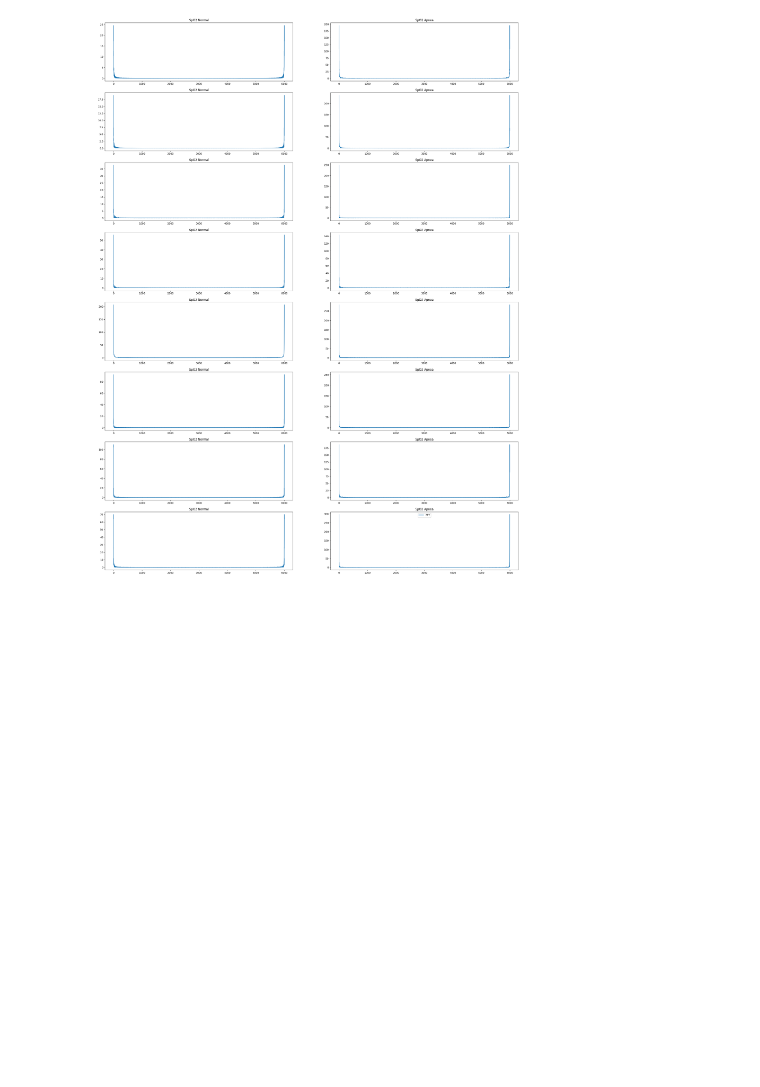
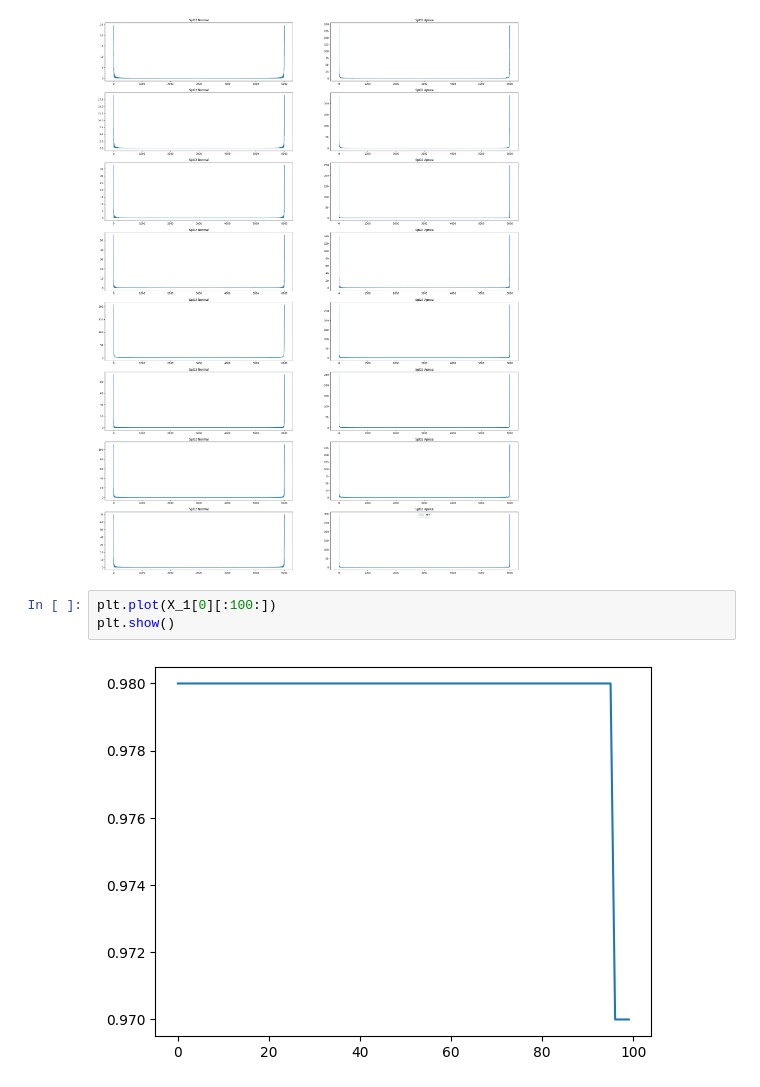
Before and after one commit to lucky-and-minie222702/OSA-detection-using-ECG, a Jupyter notebook: view_method.ipynb, the cells around one changed output. Drawn from its saved outputs; the diff is of its cells as text; blank space fills up the shorter version.

```diff
--- a/view_method.ipynb
+++ b/view_method.ipynb
@@ -80,3 +80,8 @@ plt.savefig(path.join("img", "SpO2-FFT-compare.png"), dpi=500)
 plt.show()
 # %% [output]
 [figure]
+# %%
+plt.plot(X_1[0][:100:])
+plt.show()
+# %% [output]
+[figure, added]
```
Also changed, not shown: 1 other file.
